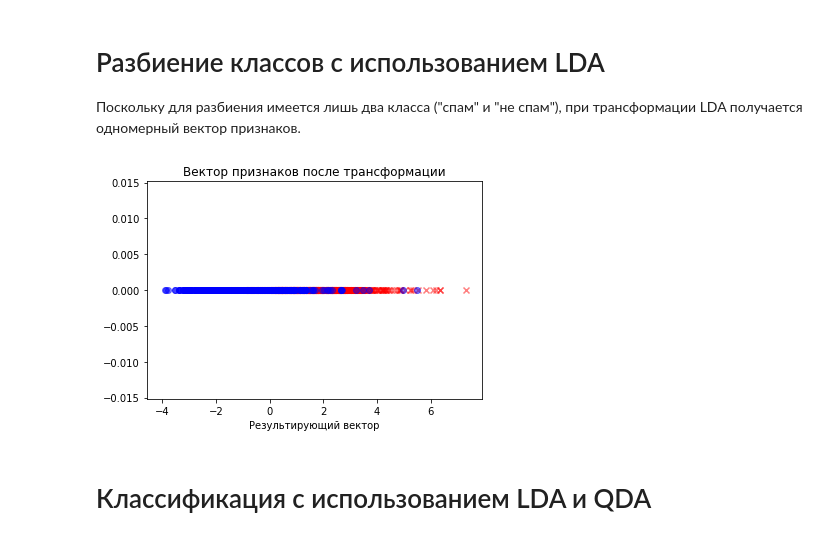
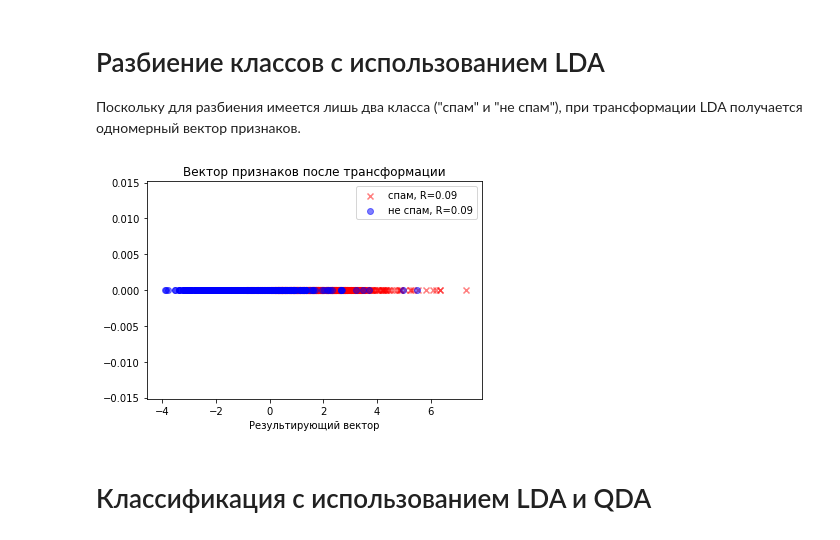
Before and after one commit to Mislitel/MachineLearning, a Jupyter notebook: L3DiscriminantAnalysisMethods/source.ipynb, the cells around one changed output. Drawn from its saved outputs; the diff is of its cells as text; code cells hidden in the pictures.

```diff
--- a/L3DiscriminantAnalysisMethods/source.ipynb
+++ b/L3DiscriminantAnalysisMethods/source.ipynb
@@ -116,19 +116,21 @@ plt.show()
 # %%
 # LDA
 from sklearn.discriminant_analysis import LinearDiscriminantAnalysis
 lda = LinearDiscriminantAnalysis(n_components=2)
 trans = lda.fit(x_train, y_train).transform(x_train)
 for c,marker,color in zip((1, 0), ('x', 'o'), ('red', 'blue')):
     x = [trans[i] for i in range(len(trans)) if y_train[i] == c]
     y = [0 for i in range(len(x))]
     label = 'спам' if c == 1 else 'не спам'
     plt.scatter(x=x, y=y, marker=marker, color=color, alpha=0.5,
                label='{:}, R={:.2f}'.format(label, R[0]))
+
+plt.title('Вектор признаков после трансформации')
 plt.xlabel('Результирующий вектор')
-plt.title('Вектор признаков после трансформации')
+plt.legend(loc='upper right')
 plt.show()
 # %% [output]
-[figure, old version]
+[figure, new version]
 # %% [markdown]
 # Классификация с использованием LDA и QDA
 # %%
```
